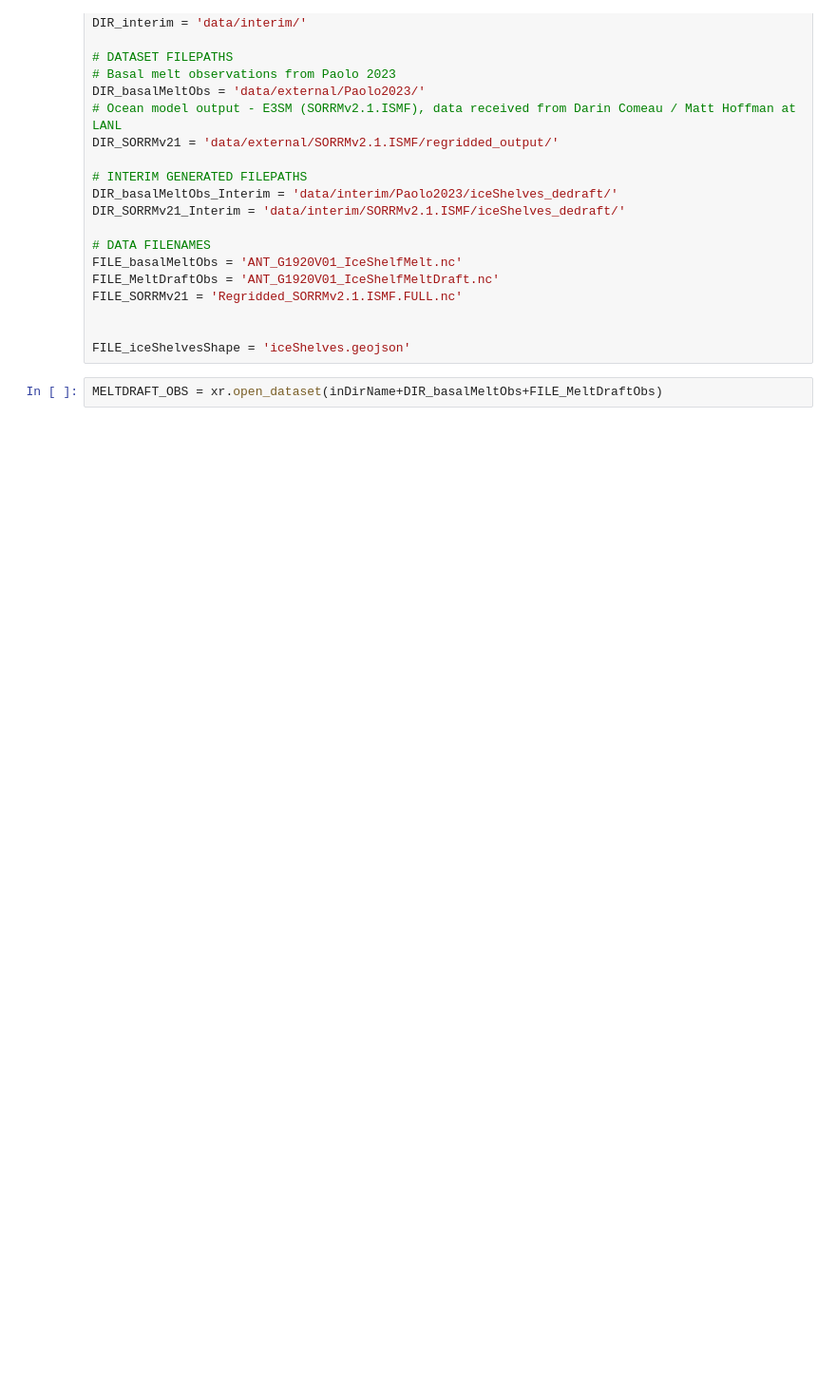
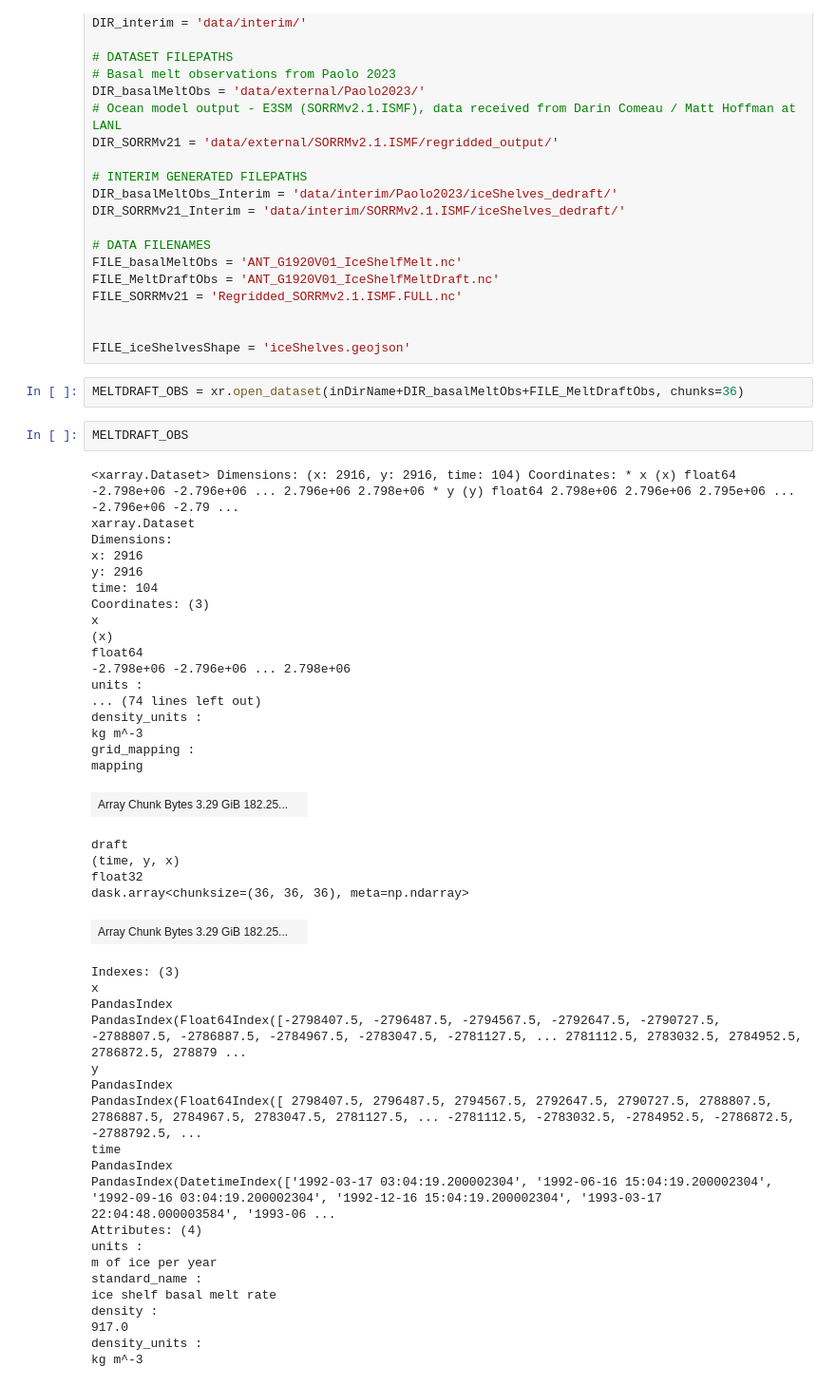
Before and after one commit to mshiv/aislens_emulation, a Jupyter notebook: notebooks/23-sm-define-destination-mesh.ipynb, the cells around one changed output. Shown at 95% size. Drawn from its saved outputs; the diff is of its cells as text; blank space fills up the shorter version.

```diff
--- a/notebooks/23-sm-define-destination-mesh.ipynb
+++ b/notebooks/23-sm-define-destination-mesh.ipynb
@@ -65,4 +65,49 @@ FILE_SORRMv21 = 'Regridded_SORRMv2.1.ISMF.FULL.nc'
 
 FILE_iceShelvesShape = 'iceShelves.geojson'
 # %%
-MELTDRAFT_OBS = xr.open_dataset(inDirName+DIR_basalMeltObs+FILE_MeltDraftObs)
+MELTDRAFT_OBS = xr.open_dataset(inDirName+DIR_basalMeltObs+FILE_MeltDraftObs, chunks=36)
+# %%
+MELTDRAFT_OBS
+# %% [output]
+<xarray.Dataset> Dimensions: (x: 2916, y: 2916, time: 104) Coordinates: * x (x) float64 -2.798e+06 -2.796e+06 ... 2.796e+06 2.798e+06 * y (y) float64 2.798e+06 2.796e+06 2.795e+06 ... -2.796e+06 -2.79 ...
+xarray.Dataset
+Dimensions:
+x: 2916
+y: 2916
+time: 104
+Coordinates: (3)
+x
+(x)
+float64
+-2.798e+06 -2.796e+06 ... 2.798e+06
+units :
+... (74 lines left out)
+density_units :
+kg m^-3
+grid_mapping :
+mapping
+| Array Chunk Bytes 3.29 GiB 182.25... |  |
+draft
+(time, y, x)
+float32
+dask.array<chunksize=(36, 36, 36), meta=np.ndarray>
+| Array Chunk Bytes 3.29 GiB 182.25... |  |
+Indexes: (3)
+x
+PandasIndex
+PandasIndex(Float64Index([-2798407.5, -2796487.5, -2794567.5, -2792647.5, -2790727.5, -2788807.5, -2786887.5, -2784967.5, -2783047.5, -2781127.5, ... 2781112.5, 2783032.5, 2784952.5, 2786872.5, 278879 ...
+y
+PandasIndex
+PandasIndex(Float64Index([ 2798407.5, 2796487.5, 2794567.5, 2792647.5, 2790727.5, 2788807.5, 2786887.5, 2784967.5, 2783047.5, 2781127.5, ... -2781112.5, -2783032.5, -2784952.5, -2786872.5, -2788792.5, ...
+time
+PandasIndex
+PandasIndex(DatetimeIndex(['1992-03-17 03:04:19.200002304', '1992-06-16 15:04:19.200002304', '1992-09-16 03:04:19.200002304', '1992-12-16 15:04:19.200002304', '1993-03-17 22:04:48.000003584', '1993-06 ...
+Attributes: (4)
+units :
+m of ice per year
+standard_name :
+ice shelf basal melt rate
+density :
+917.0
+density_units :
+kg m^-3
```
Also changed, not shown: 1 other file.
